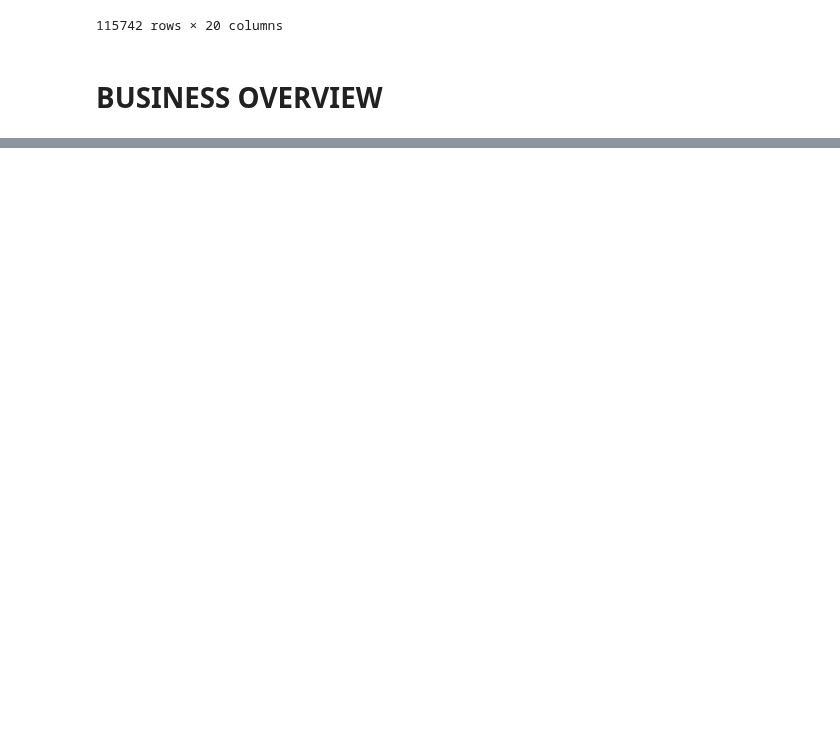
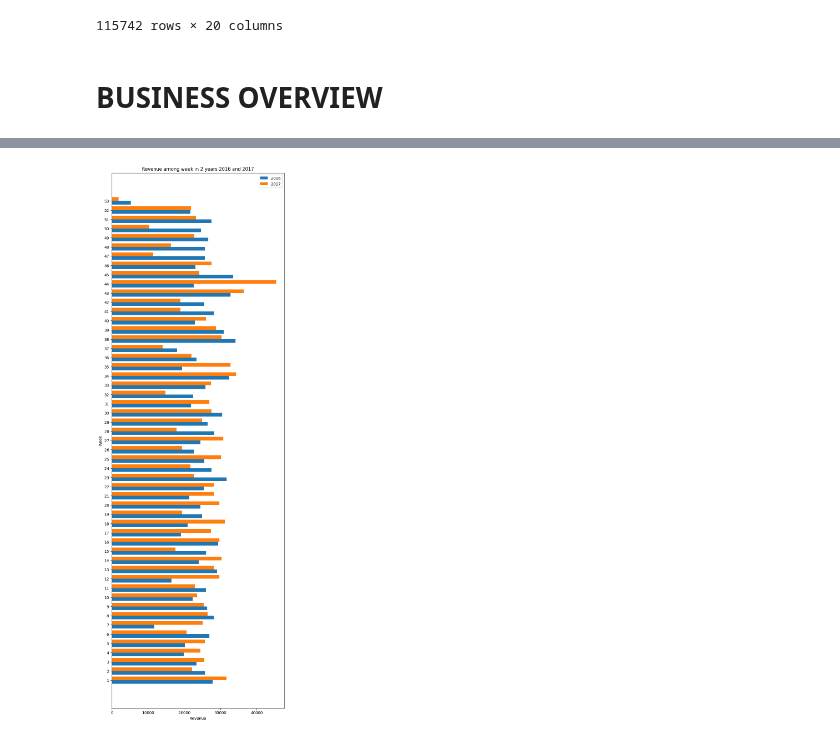
Before and after one commit to Phuong181003/ecommerce, a Jupyter notebook: ecommerce_data.ipynb, the cells around one changed output, grey strips where cells are left out. Drawn from its saved outputs; the diff is of its cells as text; code cells hidden in the pictures; blank space fills up the shorter version.

```diff
--- a/ecommerce_data.ipynb
+++ b/ecommerce_data.ipynb
@@ -266,0 +281,18 @@ def line_chart(data_2016, data_20117, _type):
+# %%
+def bar_chart(data_2016, data_2017, _type):
+    week = data_2016.keys()
+
+    axis = np.arange(len(week))
+
+    plt.barh(axis - 0.2 , data_2016.values, 0.4, label="2016")
+    plt.barh(axis + 0.2, data_2017.values, 0.4, label="2017")
+
+    plt.yticks(axis, week)
+    plt.xlabel("Revenue")
+    plt.ylabel("Week")
+    plt.title(f"Revenue among {_type} in 2 years 2016 and 2017")
+    plt.legend()
+
+    plt.rcParams["figure.figsize"] = (8,25)
+
+    plt.show()
@@ -266,0 +308,4 @@ def line_chart(data_2016, data_20117, _type):
+# %%
+bar_chart(profit_week_2016, profit_week_2017, "week")
+# %% [output]
+[figure, added]
```
Also changed, not shown: parts of 21 cells of this notebook.
